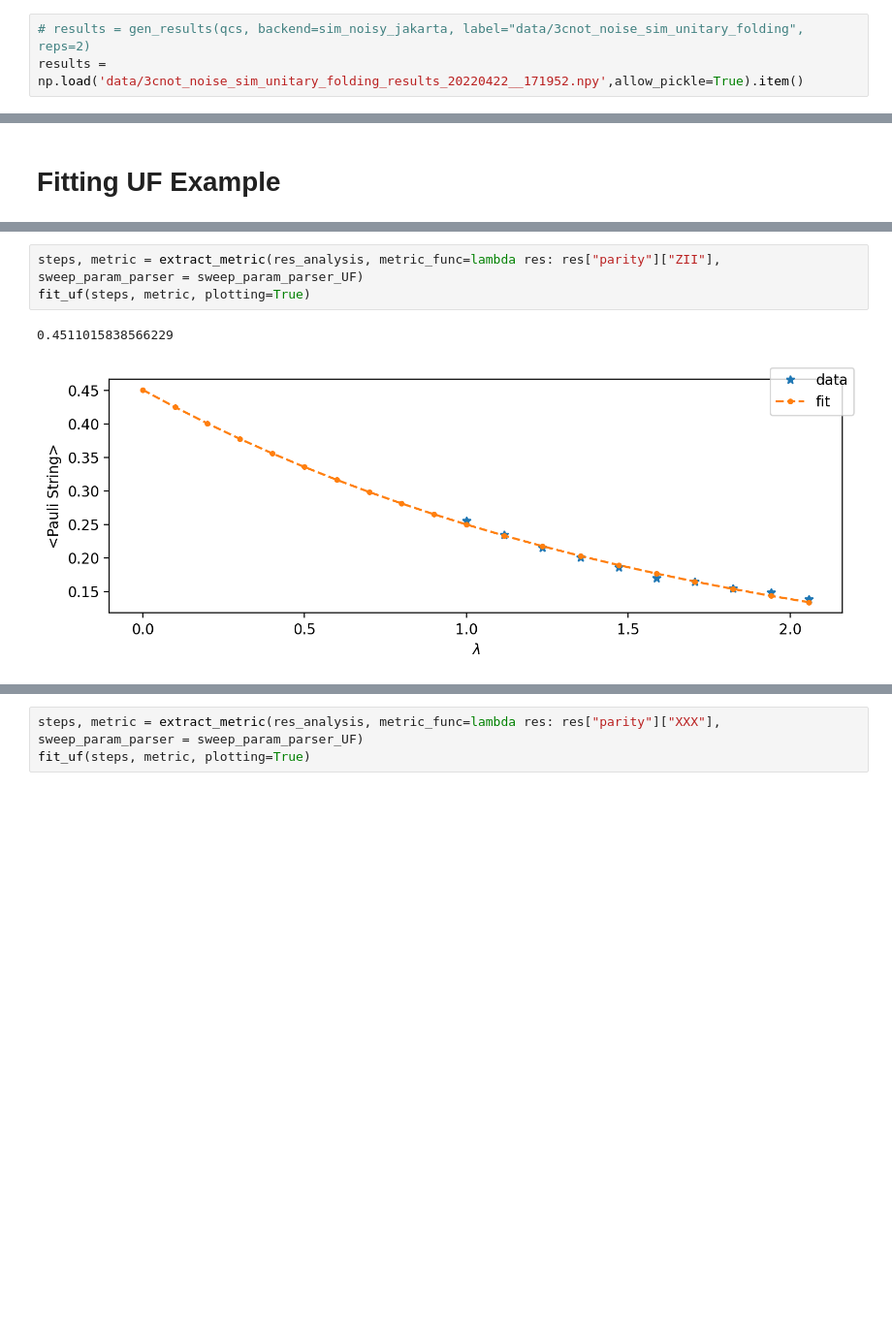
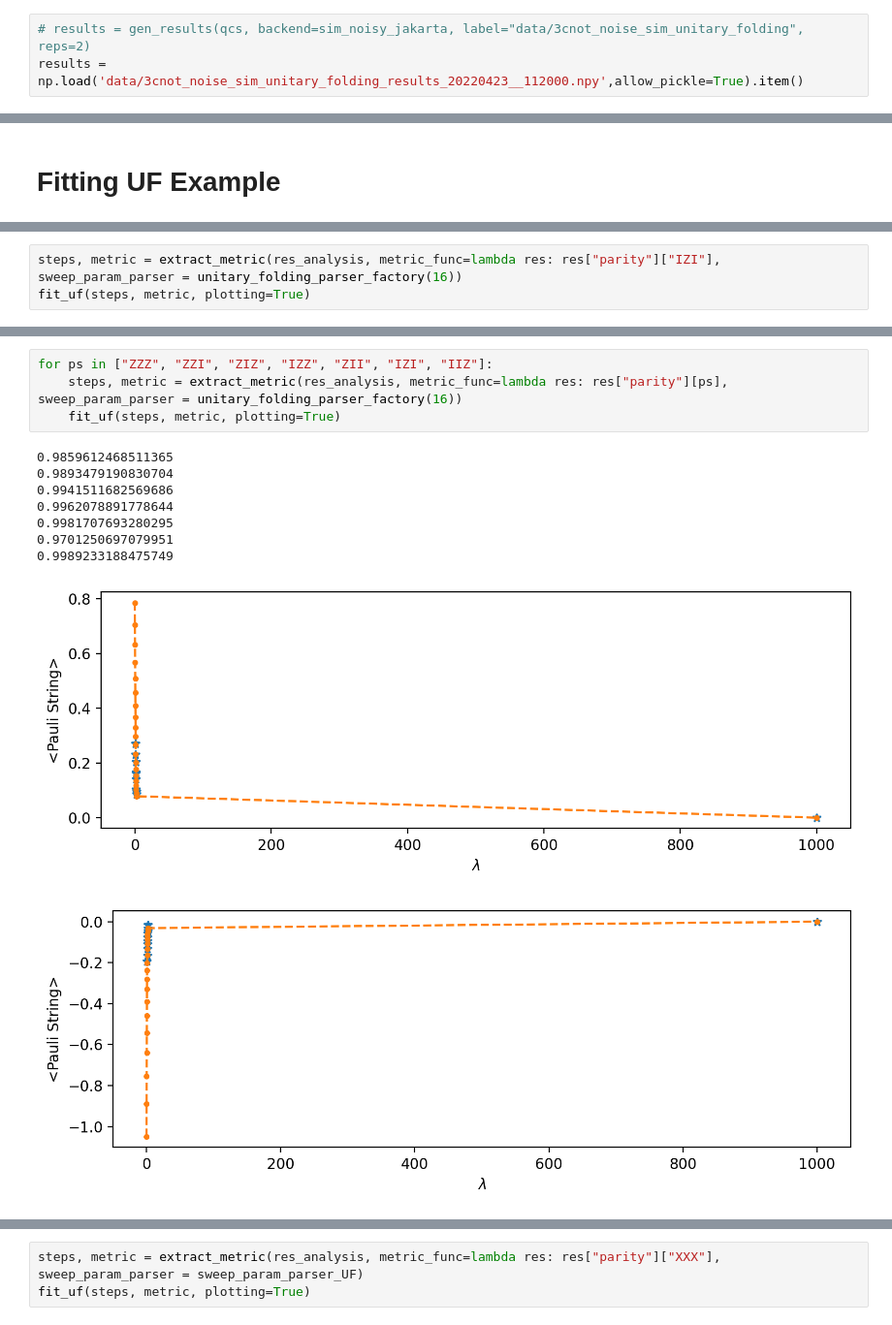
Before and after one commit to Phionx/trotts, a Jupyter notebook: explore/zne_unitary_folding_noise_sim.ipynb, the cells around one changed output, grey strips where cells are left out. Shown at 97% size. Drawn from its saved outputs; the diff is of its cells as text; blank space fills up the shorter version.

```diff
--- a/explore/zne_unitary_folding_noise_sim.ipynb
+++ b/explore/zne_unitary_folding_noise_sim.ipynb
@@ -57,7 +57,7 @@ sim = QasmSimulator()
 # Capture Data
 # %%
 # results = gen_results(qcs, backend=sim_noisy_jakarta, label="data/3cnot_noise_sim_unitary_folding", reps=2)
-results = np.load('data/3cnot_noise_sim_unitary_folding_results_20220422__171952.npy',allow_pickle=True).item()
+results = np.load('data/3cnot_noise_sim_unitary_folding_results_20220423__112000.npy',allow_pickle=True).item()
 # %% [markdown]
 # Run Analysis
 # %%
@@ -99,0 +124,3 @@ axs = plot_fidelities(res_analysis, key="uf_infid", data_key="analysis")
+# %%
+steps, metric = extract_metric(res_analysis, metric_func=lambda res: res["parity"]["IZI"], sweep_param_parser = unitary_folding_parser_factory(16))
+fit_uf(steps, metric, plotting=True)
@@ -100,6 +131,14 @@ axs = plot_fidelities(res_analysis, key="uf_infid", data_key="analysis")
 # %%
-steps, metric = extract_metric(res_analysis, metric_func=lambda res: res["parity"]["ZII"], sweep_param_parser = sweep_param_parser_UF)
-fit_uf(steps, metric, plotting=True)
+for ps in ["ZZZ", "ZZI", "ZIZ", "IZZ", "ZII", "IZI", "IIZ"]:
+    steps, metric = extract_metric(res_analysis, metric_func=lambda res: res["parity"][ps], sweep_param_parser = unitary_folding_parser_factory(16))
+    fit_uf(steps, metric, plotting=True)
 # %% [output]
-0.4511015838566229
+0.9859612468511365
+0.9893479190830704
+0.9941511682569686
+0.9962078891778644
+0.9981707693280295
+0.9701250697079951
+0.9989233188475749
-[figure, old version]
+[figure, new version]
+[figure, added]
```
Also changed, not shown: parts of 11 cells of this notebook, 3 other files.
